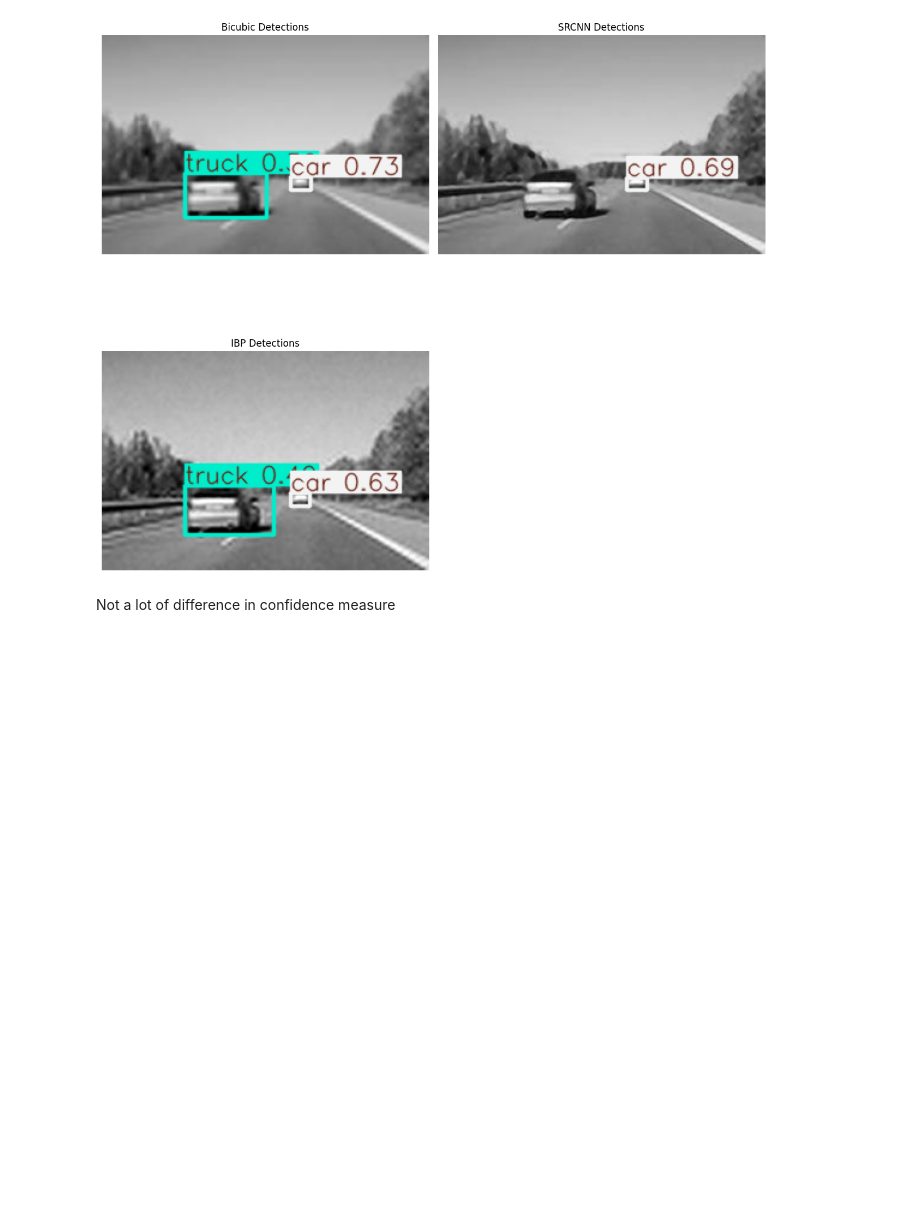
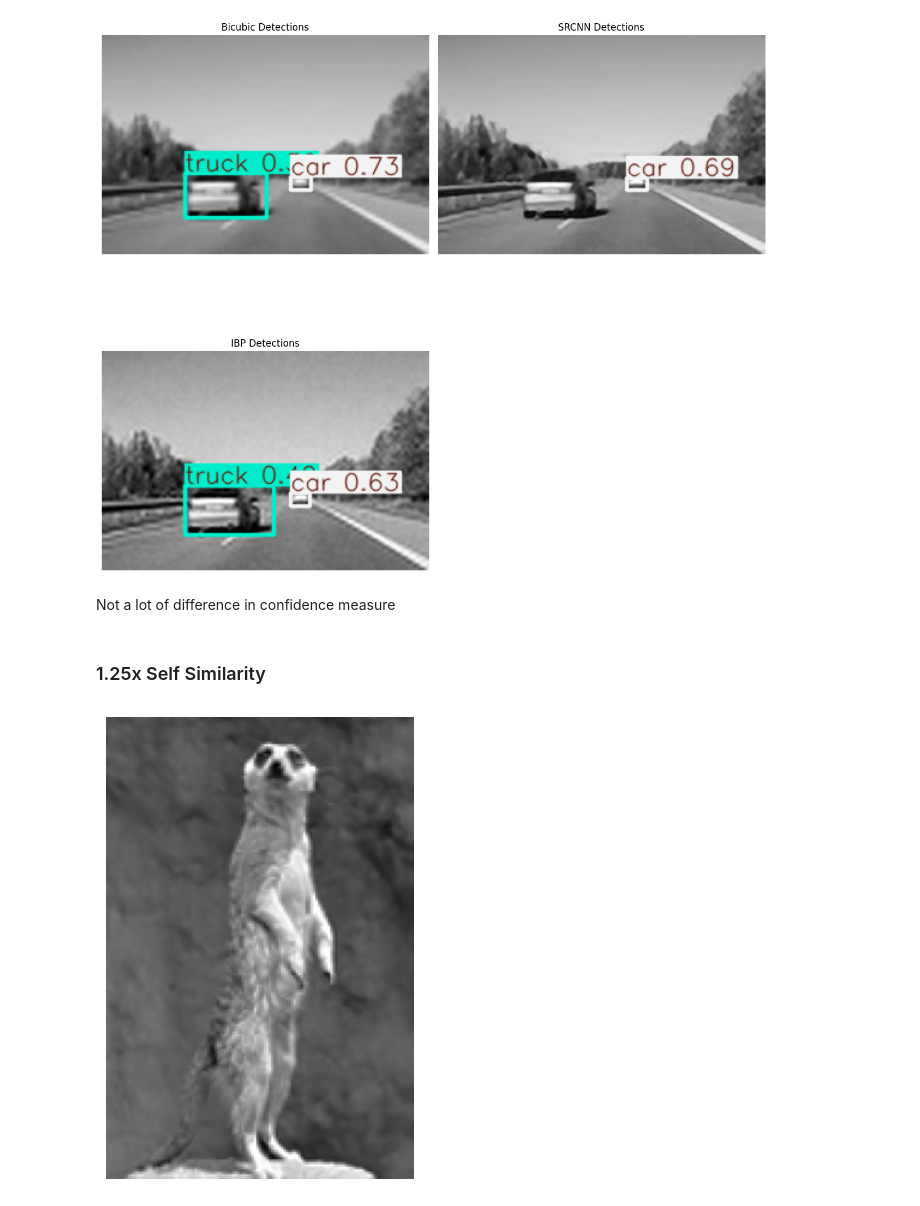
Before and after one commit to Rohit-Annamaneni-1207/Super-resolution-downstream, a Jupyter notebook: demo.ipynb, the cells around one changed output. Drawn from its saved outputs; the diff is of its cells as text; code cells hidden in the pictures; blank space fills up the shorter version.

```diff
--- a/demo.ipynb
+++ b/demo.ipynb
@@ -280,3 +280,5 @@ Speed: 1.8ms preprocess, 11.2ms inference, 3.8ms postprocess per image at shape
 [figure]
 # %% [markdown]
 Not a lot of difference in confidence measure
+# %% [markdown]
+### 1.25x Self Similarity
@@ -282,0 +302,12 @@ Not a lot of difference in confidence measure
+# %%
+
+rgb_img = Image.open("D:\\DIP Project\\Super-resolution-downstream\\test_samples\\meerkat_lr.png").convert("RGB")
+lr_rgb_img = rgb_img.resize((rgb_img.width // 3, rgb_img.height // 3), Image.BICUBIC)
+sr_image = super_res_self_sim(np.array(lr_rgb_img).astype(np.float32)/255.0, s=1.25)*255.0
+# %%
+plt.figure(figsize=(6,6))
+plt.imshow(sr_image.astype(np.uint8), cmap='gray')
+plt.axis('off')
+plt.show()
+# %% [output]
+[figure, added]
```
Also changed, not shown: parts of 3 cells of this notebook, 2 other files.
